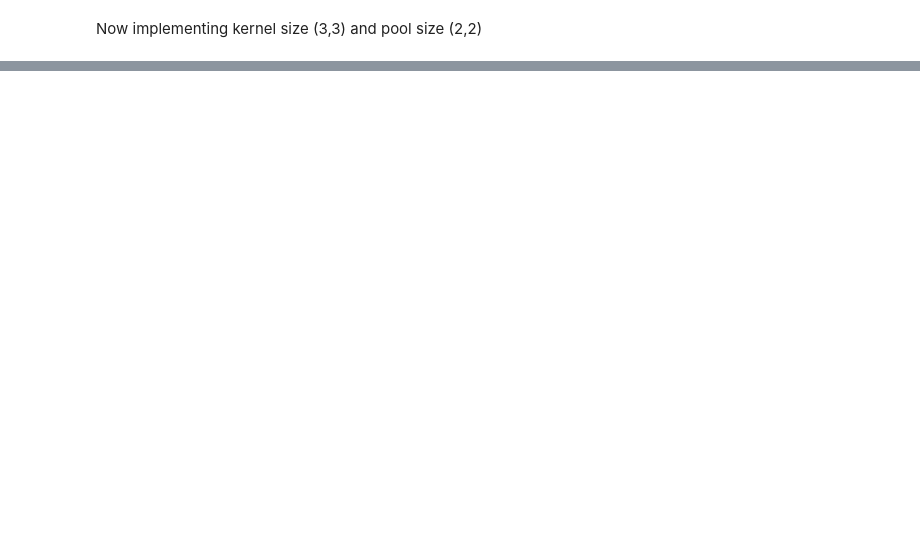
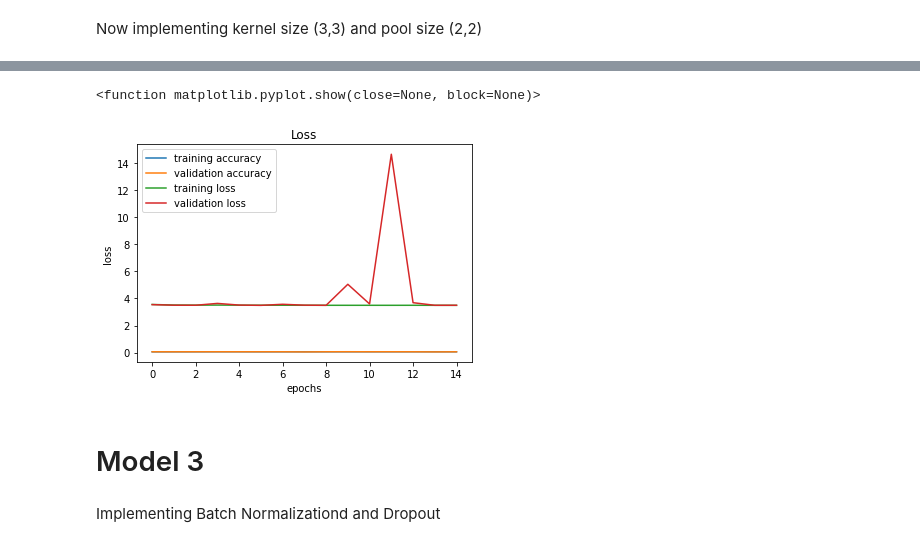
Before and after one commit to AzeglioZHAW/ProjectKI, a Jupyter notebook: Second.ipynb, the cells around one changed output, grey strips where cells are left out. Cells and saved outputs as stored; diff of their text form; code cells hidden in the pictures; blank space fills up the shorter version.

Commit message:
Model 3

```diff
--- a/Second.ipynb
+++ b/Second.ipynb
@@ -259,19 +279,26 @@ history2 = model2.fit(X_train, y_train, epochs=15, validation_split=0.2)
 # %%
 #accuracy
 plt.figure(0)
-plt.plot(history2.history['accuracy'],label='tranning accuracy')
+plt.plot(history2.history['accuracy'],label='training accuracy')
 plt.plot(history2.history['val_accuracy'],label='validation accuracy')
 plt.title('Accuracy')
 plt.xlabel('epochs')
 plt.ylabel('accuracy')
 plt.legend()
 plt.show
 
 #Loss
-plt.plot(history2.history['loss'],label='tranning loss')
+plt.plot(history2.history['loss'],label='training loss')
 plt.plot(history2.history['val_loss'],label='validation loss')
 plt.title('Loss')
 plt.xlabel('epochs')
 plt.ylabel('loss')
 plt.legend()
 plt.show
+# %% [output]
+<function matplotlib.pyplot.show(close=None, block=None)>
+[figure, added]
+# %% [markdown]
+# Model 3
+# %% [markdown]
+Implementing Batch Normalizationd and Dropout
```
Also changed, not shown: parts of 9 cells of this notebook.
